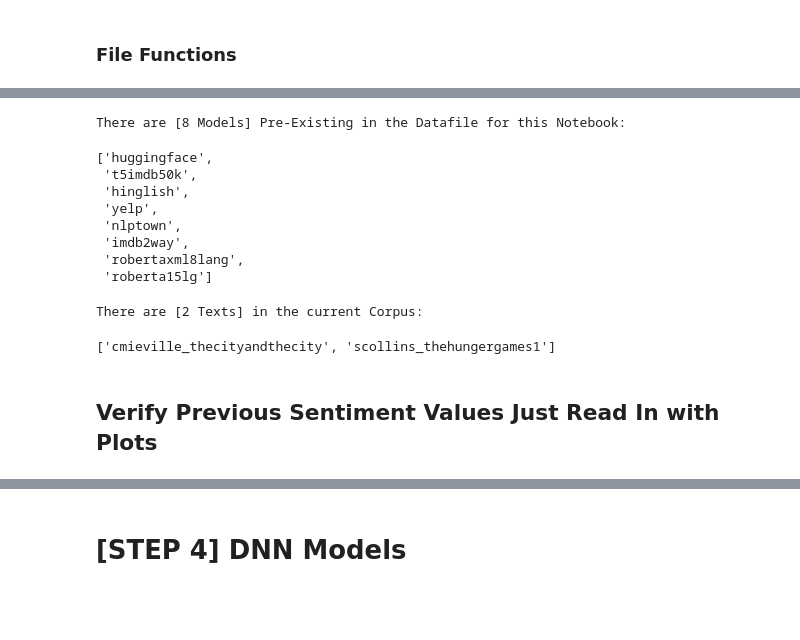
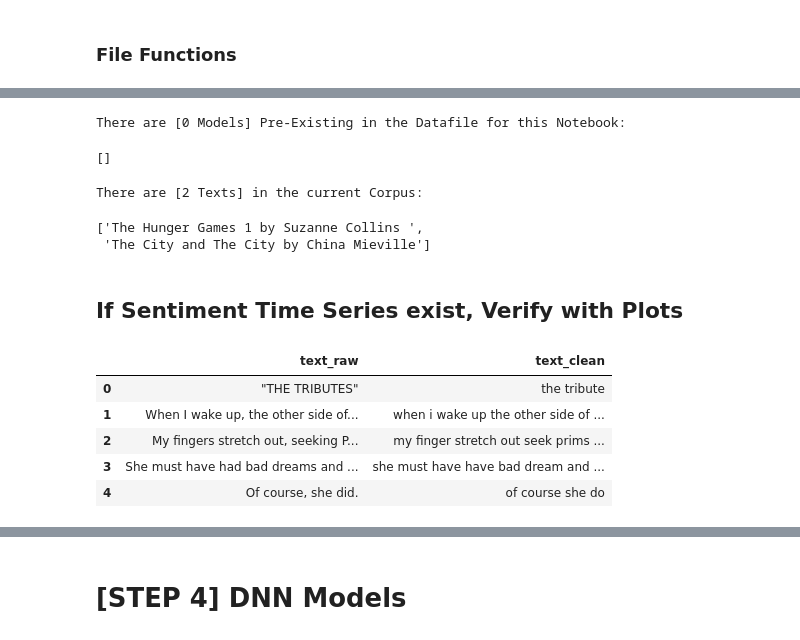
Before and after one commit to jon-chun/sentimentarcs_notebooks, a Jupyter notebook: notebooks/sentiment_arcs_part4_dnn2transformers.ipynb, the cells around one changed output, grey strips where cells are left out. Drawn from its saved outputs; the diff is of its cells as text; code cells hidden in the pictures; blank space fills up the shorter version.

Commit message:
notebook #4 adding changes

```diff
--- a/notebooks/sentiment_arcs_part4_dnn2transformers.ipynb
+++ b/notebooks/sentiment_arcs_part4_dnn2transformers.ipynb
@@ -415,0 +609,16 @@ os.chdir('/gdrive/MyDrive/cdh/sentiment_arcs/')
+# %%
+# Create a List (preprocessed_ls) of all preprocessed text files
+
+# Verify in SentimentArcs Root Directory
+os.chdir(Path_to_SentimentArcs)
+
+try:
+    preprocessed_ls = glob(f'{PATH_TEXT_CLEAN}/*.csv')
+    preprocessed_ls = [x.split('/')[-1] for x in preprocessed_ls]
+    preprocessed_ls = [x.split('.')[0] for x in preprocessed_ls]
+except IndexError:
+    raise RuntimeError('No csv file found')
+
+print('\n'.join(preprocessed_ls))
+print('\n')
+print(f'Found {len(preprocessed_ls)} Preprocessed files in {SUBDIR_TEXT_CLEAN}')
@@ -477,27 +734,30 @@ memory usage: 791.1+ KB
 # %%
-models_ls = list(set(corpus_texts_dt[corpus_titles_ls[0]].columns) - set(['text_clean','text_raw']))
+models_ls = list(set(global_vars.corpus_texts_dt[corpus_texts_ls[0]].columns) - set(['text_clean','text_raw']))
 print(f'There are [{len(models_ls)} Models] Pre-Existing in the Datafile for this Notebook:\n')
 models_ls
 print('\n')
 
-print(f'There are [{len(corpus_titles_ls)} Texts] in the current Corpus:\n')
+print(f'There are [{len(corpus_texts_ls)} Texts] in the current Corpus:\n')
 corpus_titles_ls
 # %% [output]
-There are [8 Models] Pre-Existing in the Datafile for this Notebook:
+There are [0 Models] Pre-Existing in the Datafile for this Notebook:
-['huggingface',
- 't5imdb50k',
- 'hinglish',
- 'yelp',
- 'nlptown',
- 'imdb2way',
- 'robertaxml8lang',
- 'roberta15lg']
+[]
 There are [2 Texts] in the current Corpus:
-['cmieville_thecityandthecity', 'scollins_thehungergames1']
+['The Hunger Games 1 by Suzanne Collins ',
+ 'The City and The City by China Mieville']
-# %% [markdown]
-## Verify Previous Sentiment Values Just Read In with Plots
+# %% [markdown]
+## If Sentiment Time Series exist, Verify with Plots
 # %%
 from sklearn.preprocessing import StandardScaler, RobustScaler
 
 r_scaler = RobustScaler()
 z_scaler = StandardScaler()
+# %%
+global_vars.corpus_texts_dt[corpus_texts_ls[0]].head()
+# %% [output]
+|  | text_raw | text_clean |
+| 0 | "THE TRIBUTES" | the tribute |
+| 1 | When I wake up, the other side of... | when i wake up the other side of ... |
+| 2 | My fingers stretch out, seeking P... | my finger stretch out seek prims ... |
+| 3 | She must have had bad dreams and ... | she must have have bad dream and ... |
+| 4 | Of course, she did. | of course she do |
```
Also changed, not shown: parts of 51 cells of this notebook.
